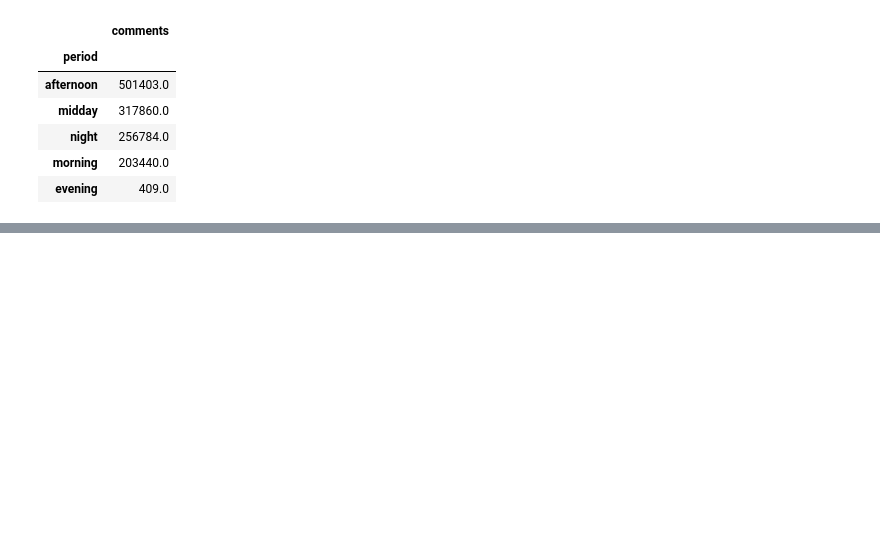
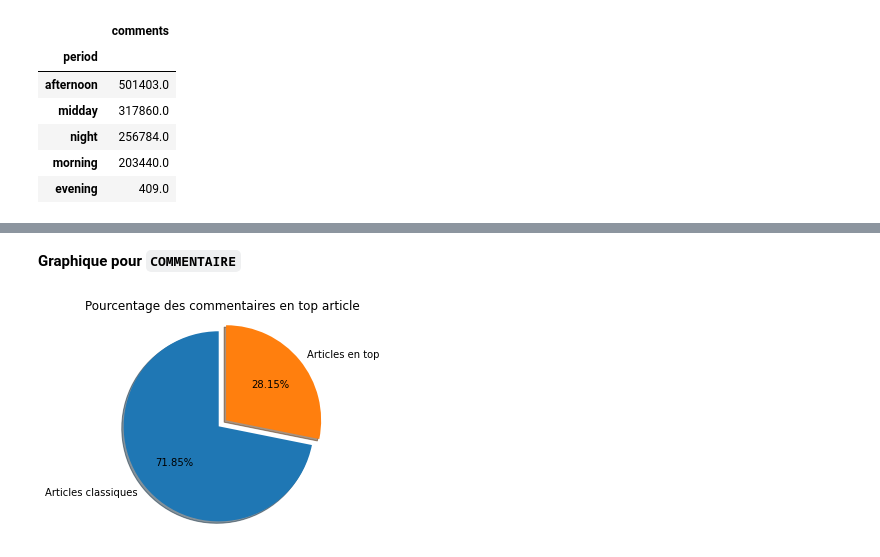
Before and after one commit to vittorio-c/Internet-news-data-with-readers-engagement, a Jupyter notebook: brandon.ipynb, the cells around one changed output, grey strips where cells are left out. Cells and saved outputs as stored; diff of their text form; code cells hidden in the pictures; blank space fills up the shorter version.

```diff
--- a/brandon.ipynb
+++ b/brandon.ipynb
@@ -232,0 +367,12 @@ nb_comment_by_period
+# %% [markdown]
+**Graphique pour `COMMENTAIRE`**
+# %%
+# COMMENT
+title_comment = "Pourcentage des commentaires en top article"
+datas_comment = [100-pourcent_top_comment, pourcent_top_comment]
+labels_comment = ['Articles classiques', 'Articles en top']
+explode = (0, 0.1)
+
+createPieChart(title_comment, datas_comment, labels_comment, explode)
+# %% [output]
+[figure, added]
```
Also changed, not shown: parts of 19 cells of this notebook.
